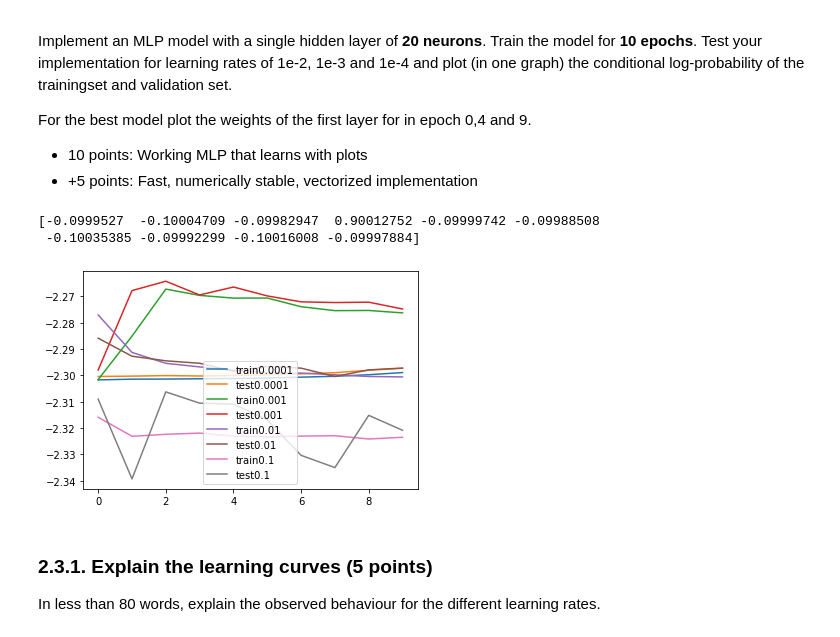
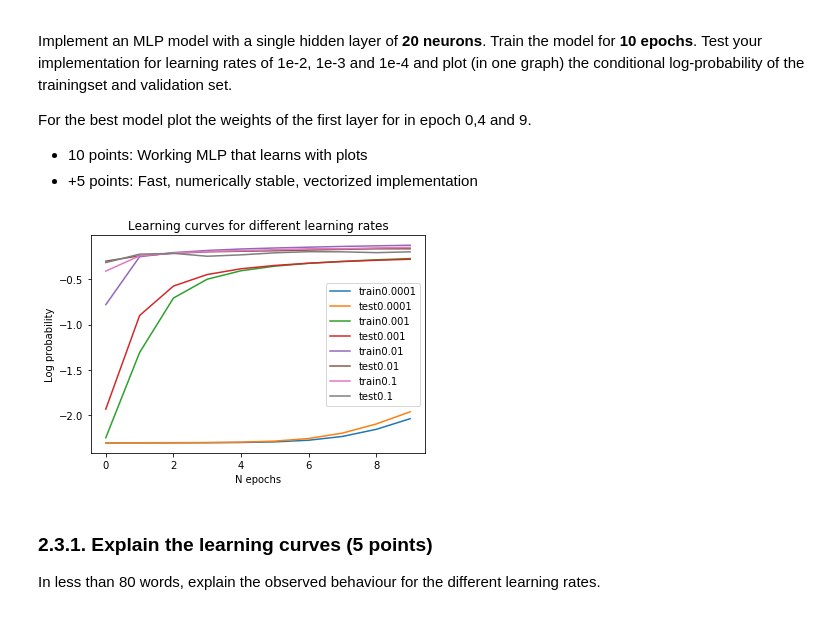
Before and after one commit to jelrae/machine_learning, a Jupyter notebook: Assign_2/11050519_lab2.ipynb, the cells around one changed output. Cells and saved outputs as stored; diff of their text form; code cells hidden in the pictures.

```diff
--- a/Assign_2/11050519_lab2.ipynb
+++ b/Assign_2/11050519_lab2.ipynb
@@ -540,38 +540,39 @@ from scipy.special import expit
 
 # YOUR CODE HERE
 def hidden_logreg_gradient(x, t, w, v, b, a):
-    a = a.reshape((20, 1)) # correct dims
-    b = b.reshape((10, 1))
-    v = v.reshape((784, 20))
-    w = w.reshape ((20, 10))
-    h = expit(np.dot(v.T, x) + a) # the hidden units, 20x1
+    L = 20 # n hidden units
+    px = 28*28 # pixels
+    K = 10 # n classes
+    a = a.reshape((L, 1)) # correct dims
+    b = b.reshape((K, 1))
+    v = v.reshape((px, L))
+    w = w.reshape ((L, K))
+    h = expit(np.add(np.dot(v.T, x),a)) # the hidden units, 20x1
     logq = np.dot(w.T, h) + b # log of class probabilities, 10x1
     q = np.exp(logq) # class probabilities, 1x10
     logZ = logsumexp(logq) # log normalization of class probabilities, scalar
     Z = np.exp(logZ) # normalization
     logp = logq - logZ # normalized class probabilities
     delta_q = -1/Z * q # normalized gradient wrt logq
+    delta_q[t[0],:] += 1 # considering j=t(n)
     delta_h = w.dot(delta_q) # gradient wrt hidden units, 20x1
     dL_db = delta_q # gradient wrt to bias b, 20x1
-    dL_db[t[0], :] +=1 # considering j=t(n)
+
     dL_dW = h.dot(delta_q.T) # gradient wrt W, 20x10
     dL_da = delta_h * h*(1-h)
     dL_dV = dL_da.dot(x.T).T
     return logp[t].squeeze(), dL_dV, dL_dW, dL_da.squeeze(), dL_db.squeeze()
 
-def hidden_iter(x_train, t_train, w, v, b, a, learning_rate=10**-4):
-    v_copy = v
+def mlp_iter(x_train, t_train, w, v, b, a, learning_rate=10**-4):
     # YOUR CODE HERE
     n_columns = np.arange(0, x_train.shape[0]-1)
     np.random.shuffle(n_columns)
     average_logp = 0
     for i in n_columns:
-        old_v = v
 
         x_j = x_train[i,:].reshape((784,1))
         t_j = np.array([t_train[i]])
         logp_train, dL_dv, dL_dw, dL_da, dL_db = hidden_logreg_gradient(x_j, t_j, w, v, b, a)
-        old_gradient = dL_dv
         w = w + learning_rate * dL_dw
         b = b + learning_rate * dL_db
         v = v + learning_rate * dL_dv
@@ -580,18 +581,15 @@ def hidden_iter(x_train, t_train, w, v, b, a, learning_rate=10**-4):
     return average_logp/len(n_columns), w, b, v, a
 # %%
 np.random.seed(42)
-M = 28*28
-K = 10
-L = 20
+M = 28*28 # pixels
+K = 10 # classes
+L = 20 # hidden units
+# random initialization of weights
 v = np.random.normal(size=(M,L), scale=0.001)
 a = np.random.normal(size=(L,), scale=0.001)
 w = np.random.normal(size=(L,K), scale=0.001)
 b = np.random.normal(size=(K,), scale=0.001)
 p, dldv, dldw, dlda, dldb = hidden_logreg_gradient(x_train[0:1,:].reshape(784,1), t_train[0:1], w, v, b, a)
-print(dldb)
-# %% [output]
-[-0.0999527  -0.10004709 -0.09982947  0.90012752 -0.09999742 -0.09988508
- -0.10035385 -0.09992299 -0.10016008 -0.09997884]
 # %%
 # Hidden tests for efficiency
 # %%
@@ -600,7 +598,7 @@ print(dldb)
 # Plot the weights of the first layer.
 
 def train_pass(x_train, t_train, lr, w, v, b, a):
-    log_p, w_new, b_new, v_new, a_new = hidden_iter(x_train, t_train, w, v, b, a, lr)
+    log_p, w_new, b_new, v_new, a_new = mlp_iter(x_train, t_train, w, v, b, a, lr)
     return log_p, w_new, b_new, v_new, a_new
 
 def test_pass(x_val, t_val, w, v, b, a):
@@ -626,19 +624,23 @@ def train_and_test_plot(x_train, x_val, t_train, t_val, w, v, b, a, lr=10**-2, n
         log_p_val = test_pass(x_val, t_val, w, v, b, a)
         lpval.append(log_p_val)
 
-    plt.plot(range(n_epochs), lptrain, label = 'train' + str(lr))
+    plt.plot(range(n_epochs), lptrain, label = 'training with lr=' + str(lr))
     plt.plot(range(n_epochs), lpval, label = 'test' + str(lr))
+    return v
 # %%
 # plot the train and validation logp for all three learning rates in one figure
 np.random.seed(42)
 lrs = [10**-4, 10**-3, 10**-2, 10**-1]
 for lr in lrs:
-    train_and_test_plot(x_train, x_valid, t_train, t_valid, w, v, b, a, lr)
+    v = train_and_test_plot(x_train, x_valid, t_train, t_valid, w, v, b, a, lr)
 plt.legend()
+plt.title('Learning curves for different learning rates')
+plt.xlabel('N epochs')
+plt.ylabel('Log probability')
 plt.show()
 # YOUR CODE HERE
 # %% [output]
-[figure, old version]
+[figure, new version]
 # %% [markdown]
 ### 2.3.1. Explain the learning curves (5 points)
 In less than 80 words, explain the observed behaviour for the different learning rates.
```
Also changed, not shown: parts of 4 cells of this notebook.
